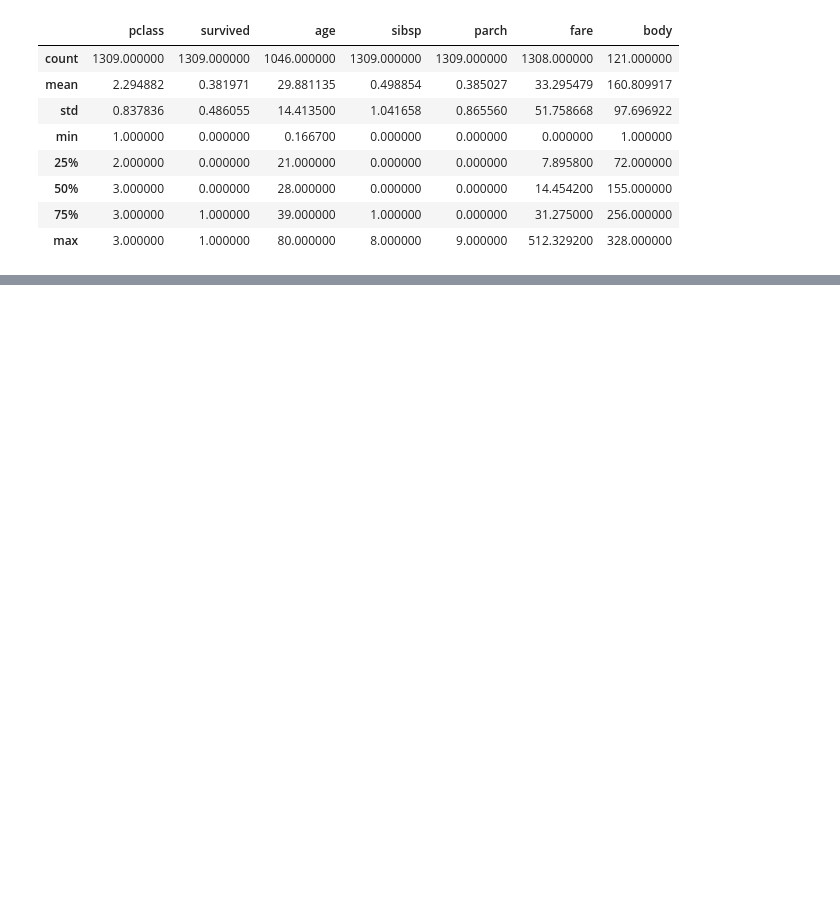
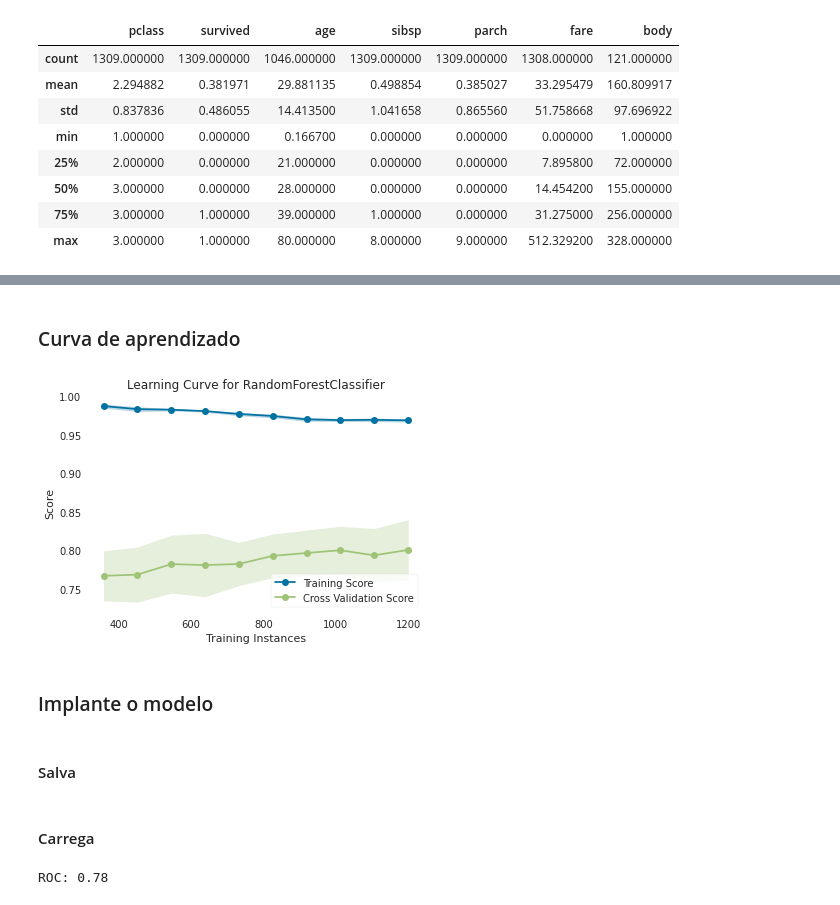
Before and after one commit to LilianeAquino/pratica-livro-matt-harrison, a Jupyter notebook: notebooks/pratica-titanic.ipynb, the cells around one changed output, grey strips where cells are left out. Saved outputs shown, nothing was run; the diff lists cells and outputs as text; code cells hidden in the pictures; blank space fills up the shorter version.

```diff
--- a/notebooks/pratica-titanic.ipynb
+++ b/notebooks/pratica-titanic.ipynb
@@ -93,0 +218,3 @@ df.describe()
+# %%
+X = pd.concat([X_train, X_test])
+y = pd.concat([y_train, y_test])
@@ -93,0 +331,17 @@ df.describe()
+# %% [markdown]
+### Curva de aprendizado
+# %%
+fig, ax = plt.subplots(figsize=(6,4))
+cv = StratifiedKFold(12)
+sizes = np.linspace(0.3, 1.0, 10)
+
+lc_viz = LearningCurve(rf_best, cv=cv, train_sizes=sizes, scoring='f1_weighted', n_jobs=4, ax=ax)
+lc_viz.fit(X, y)
+lc_viz.poof()
+plt.show()
+# %% [output]
+[figure, added]
+# %% [markdown]
+### Implante o modelo
+# %% [markdown]
+#### Salva
@@ -93,0 +351,8 @@ df.describe()
+# %% [markdown]
+#### Carrega
+# %%
+model = pickle.loads(pic)
+y_pred = model.predict(X_test)
+print(f'ROC: {round(roc_auc_score(y_test, y_pred), 2)}')
+# %% [output]
+ROC: 0.78
```
Also changed, not shown: parts of 41 cells of this notebook.
